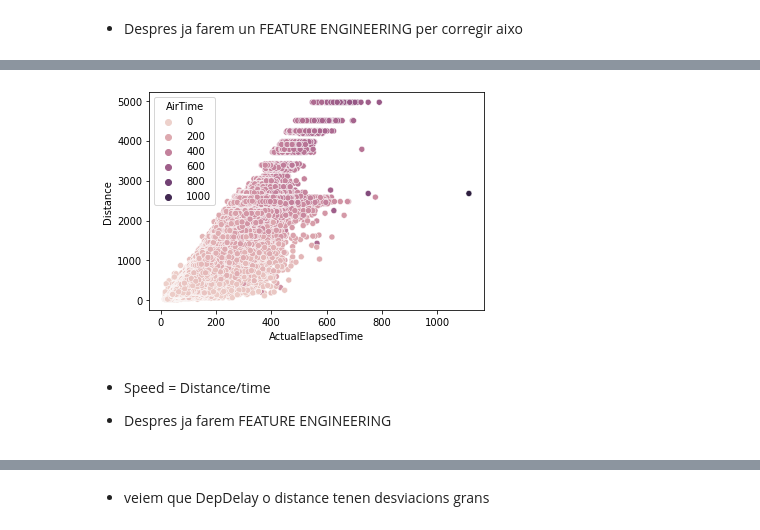
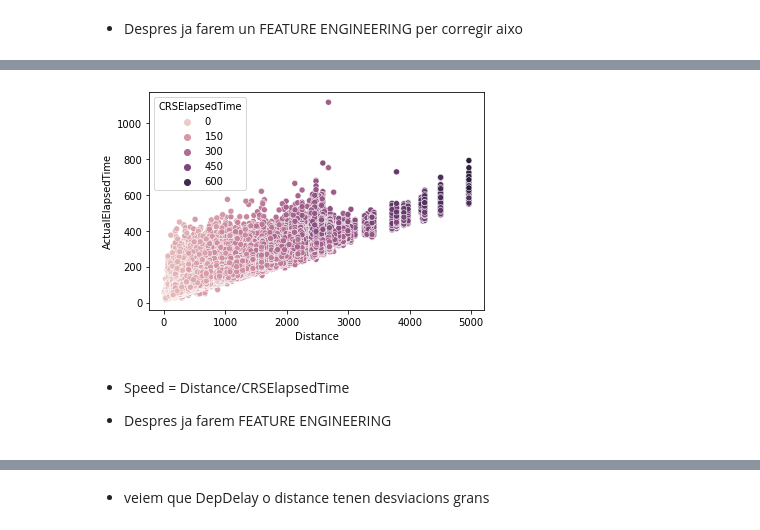
Before and after one commit to ManelForcales/Supervisat_Regressio, a Jupyter notebook: Sprint12 - Regressio.ipynb, the cells around one changed output, grey strips where cells are left out. Cells and saved outputs as stored; diff of their text form; code cells hidden in the pictures.

```diff
--- a/Sprint12 - Regressio.ipynb
+++ b/Sprint12 - Regressio.ipynb
@@ -16,3 +16,7 @@ df.head()
 | 2 | 2008 | 1 | 3 | 4 | 16:44 | 15:10 | 18:45 | 17:25 | WN | ... |
 | 3 | 2008 | 1 | 3 | 4 | 14:52 | 14:25 | 16:40 | 16:25 | WN | ... |
 | 4 | 2008 | 1 | 3 | 4 | 13:23 | 12:55 | 15:26 | 15:10 | WN | ... |
+# %%
+# miramos los indices donde el valor de AirTime is < 10 min
+indices = df[df['AirTime'] < 10 ].index
+print(indices)
@@ -19,3 +38,6 @@ df.head()
+# %%
+# elimino estos indice en particular
+df.drop(indices, inplace = True)
 # %% [markdown]
 ### Nivell 1
 
@@ -51,5 +102,7 @@ True
 # %%
 df.drop(columns=['CarrierDelay','WeatherDelay','NASDelay','SecurityDelay','LateAircraftDelay'],axis=1,inplace=True)
+# %%
+df.drop(columns=['AirTime','TaxiIn','TaxiOut'],axis=1,inplace=True)
 # %%
 df.head()
 # %% [output]
@@ -61,6 +114,6 @@ df.head()
 | 4 | 2008 | 1 | 3 | 4 | 13:23 | 12:55 | 15:26 | 15:10 | WN | ... |
 # %%
 # mirem variables numeriques
-X = df[['Month','DayofMonth','DayOfWeek','ActualElapsedTime','CRSElapsedTime','AirTime','DepDelay','Distance','TaxiIn','TaxiOut']]
+X = df[['Month','DayofMonth','DayOfWeek','ActualElapsedTime','CRSElapsedTime','DepDelay','Distance']]
 print(X.shape)
 # %% [output]
@@ -94,5 +147,5 @@ sns.scatterplot(x='ActualElapsedTime',y = 'CRSElapsedTime',data=X)
 # %% [markdown]
 + Despres ja farem un FEATURE ENGINEERING per corregir aixo
 # %%
-sns.scatterplot(x='ActualElapsedTime', y='Distance',hue='AirTime',data=X)
+sns.scatterplot(x='Distance', y='ActualElapsedTime',hue='CRSElapsedTime',data=X)
 # %% [output]
@@ -100,6 +153,6 @@ sns.scatterplot(x='ActualElapsedTime', y='Distance',hue='AirTime',data=X)
-[figure, old version]
+[figure, new version]
 # %% [markdown]
-+ Speed  = Distance/time
++ Speed  = Distance/CRSElapsedTime
 
 + Despres ja farem FEATURE ENGINEERING
 # %%
```
Also changed, not shown: parts of 58 cells of this notebook.
